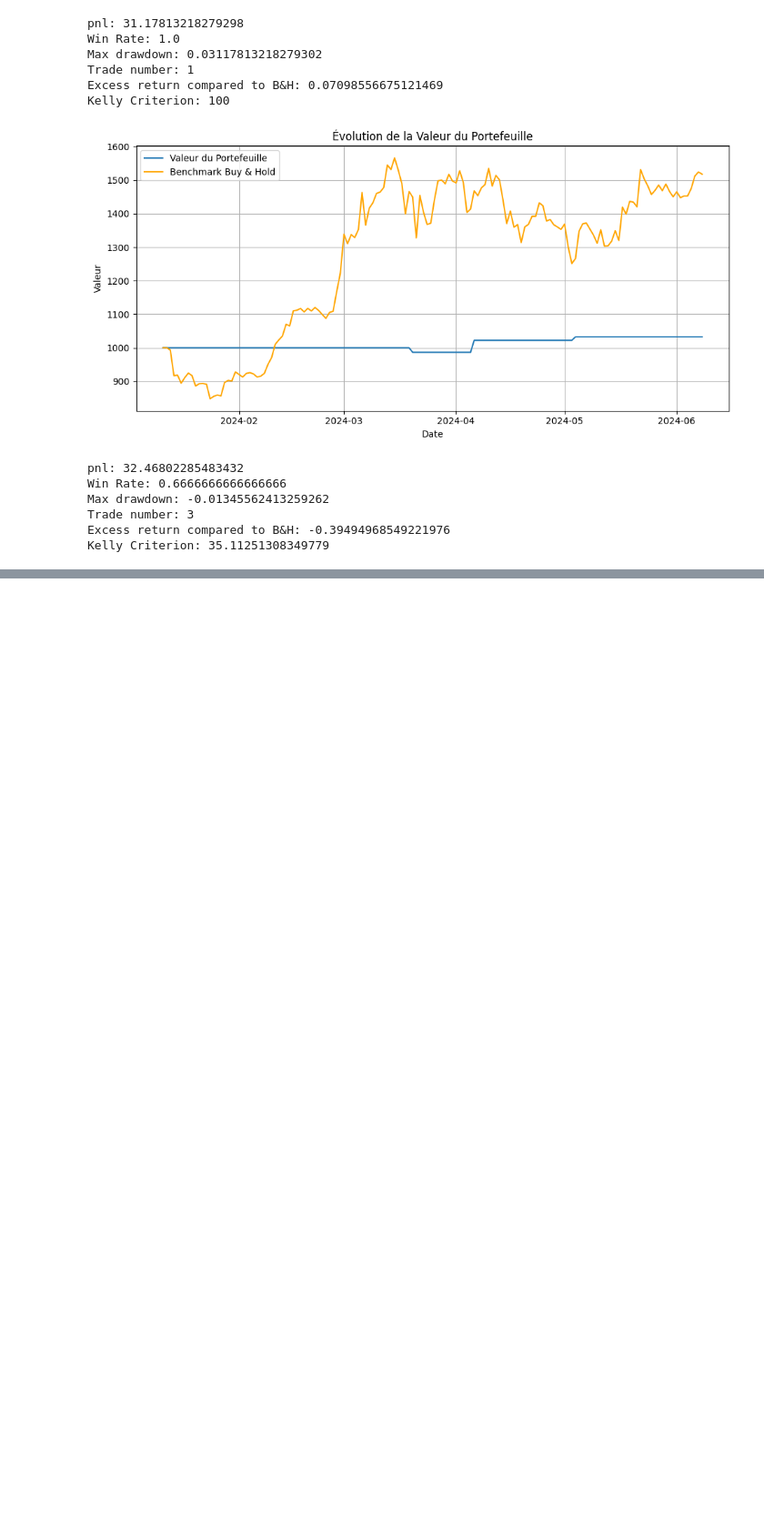
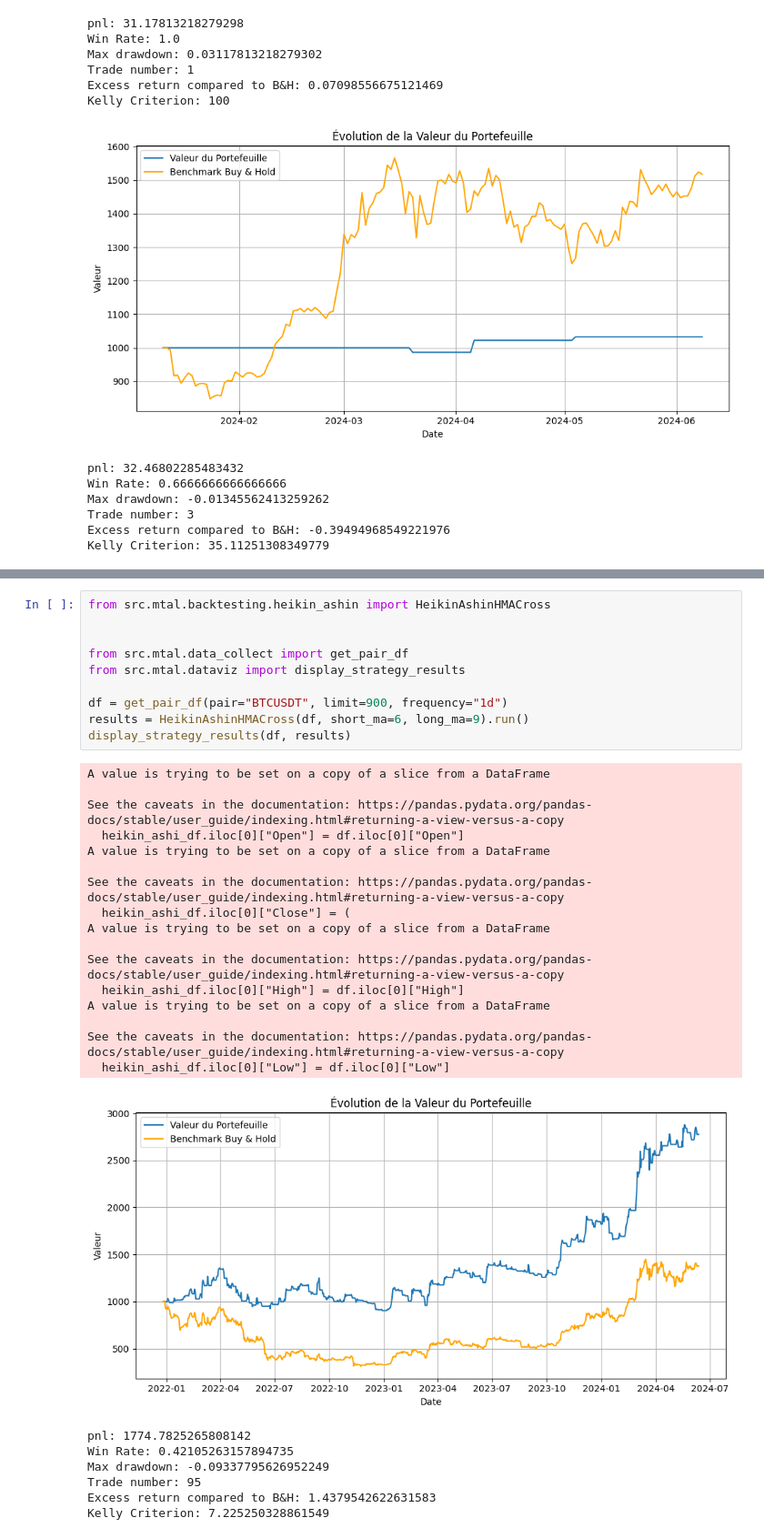
Before and after one commit to Romathonat/MTAL, a Jupyter notebook: notebooks/backtest_2.ipynb, the cells around one changed output, grey strips where cells are left out. Shown at 91% size. Drawn from its saved outputs; the diff is of its cells as text; blank space fills up the shorter version.

```diff
--- a/notebooks/backtest_2.ipynb
+++ b/notebooks/backtest_2.ipynb
@@ -292,0 +475,34 @@ Kelly Criterion: 35.11251308349779
+# %%
+from src.mtal.backtesting.heikin_ashin import HeikinAshinHMACross
+
+
+from src.mtal.data_collect import get_pair_df
+from src.mtal.dataviz import display_strategy_results
+
+df = get_pair_df(pair="BTCUSDT", limit=900, frequency="1d")
+results = HeikinAshinHMACross(df, short_ma=6, long_ma=9).run()
+display_strategy_results(df, results)
+# %% [output]
+A value is trying to be set on a copy of a slice from a DataFrame
+
+See the caveats in the documentation: https://pandas.pydata.org/pandas-docs/stable/user_guide/indexing.html#returning-a-view-versus-a-copy
+  heikin_ashi_df.iloc[0]["Open"] = df.iloc[0]["Open"]
+A value is trying to be set on a copy of a slice from a DataFrame
+
+See the caveats in the documentation: https://pandas.pydata.org/pandas-docs/stable/user_guide/indexing.html#returning-a-view-versus-a-copy
+  heikin_ashi_df.iloc[0]["Close"] = (
+A value is trying to be set on a copy of a slice from a DataFrame
+
+See the caveats in the documentation: https://pandas.pydata.org/pandas-docs/stable/user_guide/indexing.html#returning-a-view-versus-a-copy
+  heikin_ashi_df.iloc[0]["High"] = df.iloc[0]["High"]
+A value is trying to be set on a copy of a slice from a DataFrame
+
+See the caveats in the documentation: https://pandas.pydata.org/pandas-docs/stable/user_guide/indexing.html#returning-a-view-versus-a-copy
+  heikin_ashi_df.iloc[0]["Low"] = df.iloc[0]["Low"]
+[figure, added]
+pnl: 1774.7825265808142
+Win Rate: 0.42105263157894735
+Max drawdown: -0.09337795626952249
+Trade number: 95
+Excess return compared to B&H: 1.4379542622631583
+Kelly Criterion: 7.225250328861549
```
Also changed, not shown: parts of 5 cells of this notebook, 3 other files.
